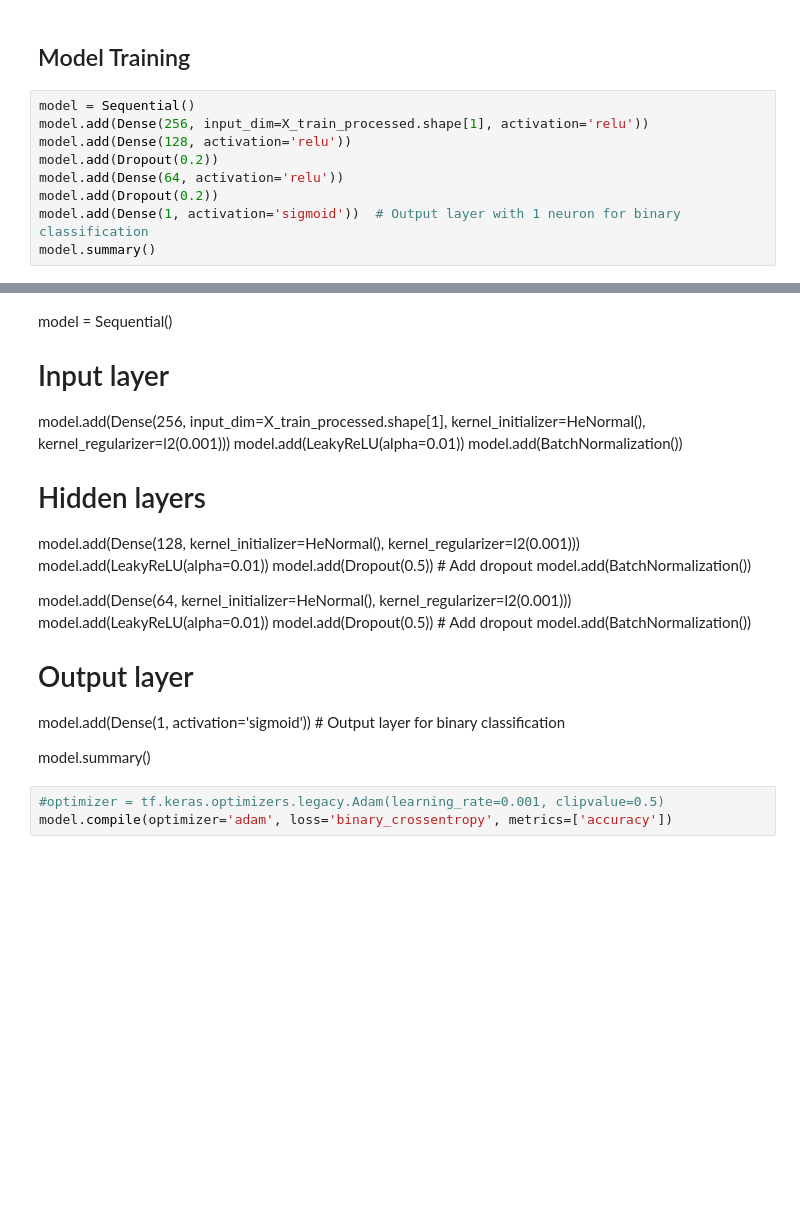
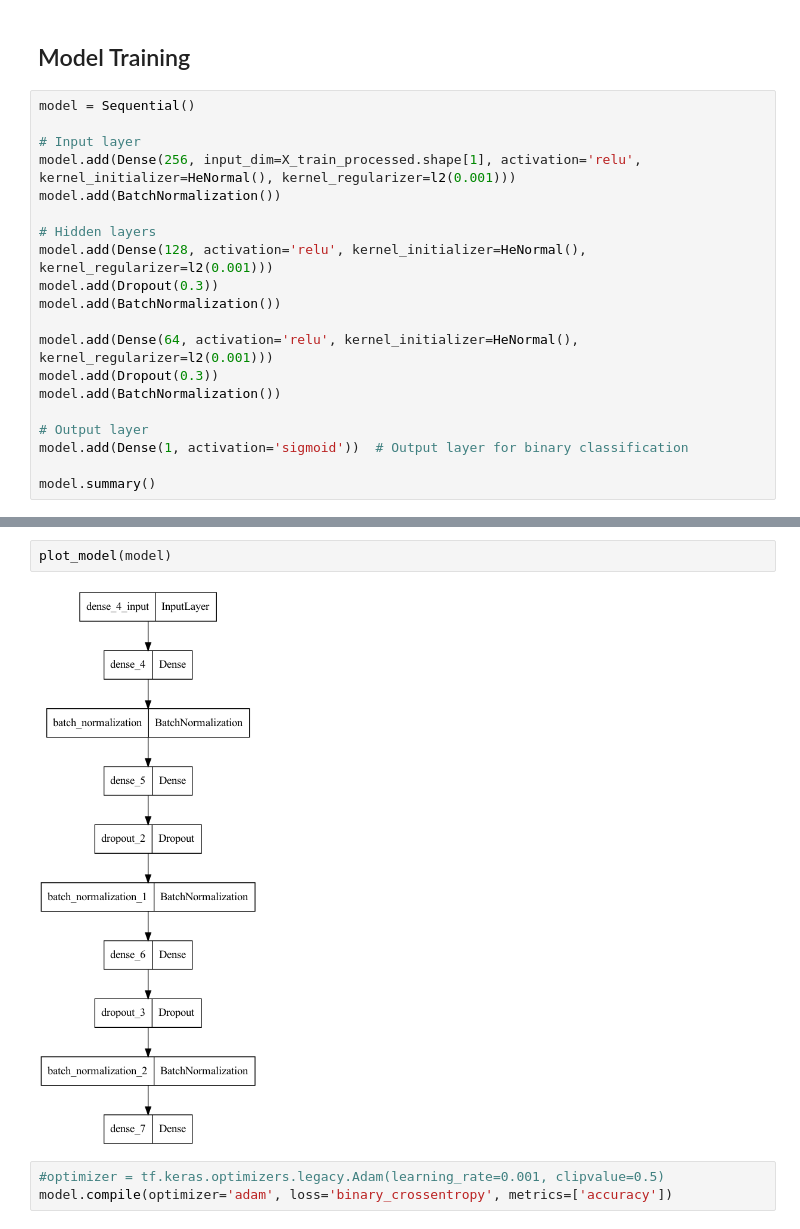
Before and after one commit to raydiwill/dsa-4-action-learning, a Jupyter notebook: notebooks/deeplearning.ipynb, the cells around one changed output, grey strips where cells are left out. Saved outputs shown, nothing was run; the diff lists cells and outputs as text; blank space fills up the shorter version.

```diff
--- a/notebooks/deeplearning.ipynb
+++ b/notebooks/deeplearning.ipynb
@@ -202,11 +173,22 @@ X_test_processed = preprocessor.transform(X_test)
 ## Model Training
 # %%
 model = Sequential()
-model.add(Dense(256, input_dim=X_train_processed.shape[1], activation='relu'))
-model.add(Dense(128, activation='relu'))
-model.add(Dropout(0.2))
-model.add(Dense(64, activation='relu'))
-model.add(Dropout(0.2))
-model.add(Dense(1, activation='sigmoid'))  # Output layer with 1 neuron for binary classification
+
+# Input layer
+model.add(Dense(256, input_dim=X_train_processed.shape[1], activation='relu', kernel_initializer=HeNormal(), kernel_regularizer=l2(0.001)))
+model.add(BatchNormalization())
+
+# Hidden layers
+model.add(Dense(128, activation='relu', kernel_initializer=HeNormal(), kernel_regularizer=l2(0.001)))
+model.add(Dropout(0.3))
+model.add(BatchNormalization())
+
+model.add(Dense(64, activation='relu', kernel_initializer=HeNormal(), kernel_regularizer=l2(0.001)))
+model.add(Dropout(0.3))
+model.add(BatchNormalization())
+
+# Output layer
+model.add(Dense(1, activation='sigmoid'))  # Output layer for binary classification
+
 model.summary()
 # %% [output]
@@ -229,27 +211,8 @@ Non-trainable params: 0 (0.00 Byte)
 _________________________________________________________________
-# %% [markdown]
-model = Sequential()
-
-# Input layer
-model.add(Dense(256, input_dim=X_train_processed.shape[1], kernel_initializer=HeNormal(), kernel_regularizer=l2(0.001)))
-model.add(LeakyReLU(alpha=0.01))
-model.add(BatchNormalization())
-
-# Hidden layers
-model.add(Dense(128, kernel_initializer=HeNormal(), kernel_regularizer=l2(0.001)))
-model.add(LeakyReLU(alpha=0.01))
-model.add(Dropout(0.5))  # Add dropout
-model.add(BatchNormalization())
-
-model.add(Dense(64, kernel_initializer=HeNormal(), kernel_regularizer=l2(0.001)))
-model.add(LeakyReLU(alpha=0.01))
-model.add(Dropout(0.5))  # Add dropout
-model.add(BatchNormalization())
-
-# Output layer
-model.add(Dense(1, activation='sigmoid'))  # Output layer for binary classification
-
-model.summary()
+# %%
+plot_model(model)
+# %% [output]
+[figure, added]
 # %%
 #optimizer = tf.keras.optimizers.legacy.Adam(learning_rate=0.001, clipvalue=0.5)
 model.compile(optimizer='adam', loss='binary_crossentropy', metrics=['accuracy'])
```
Also changed, not shown: parts of 8 cells of this notebook.
